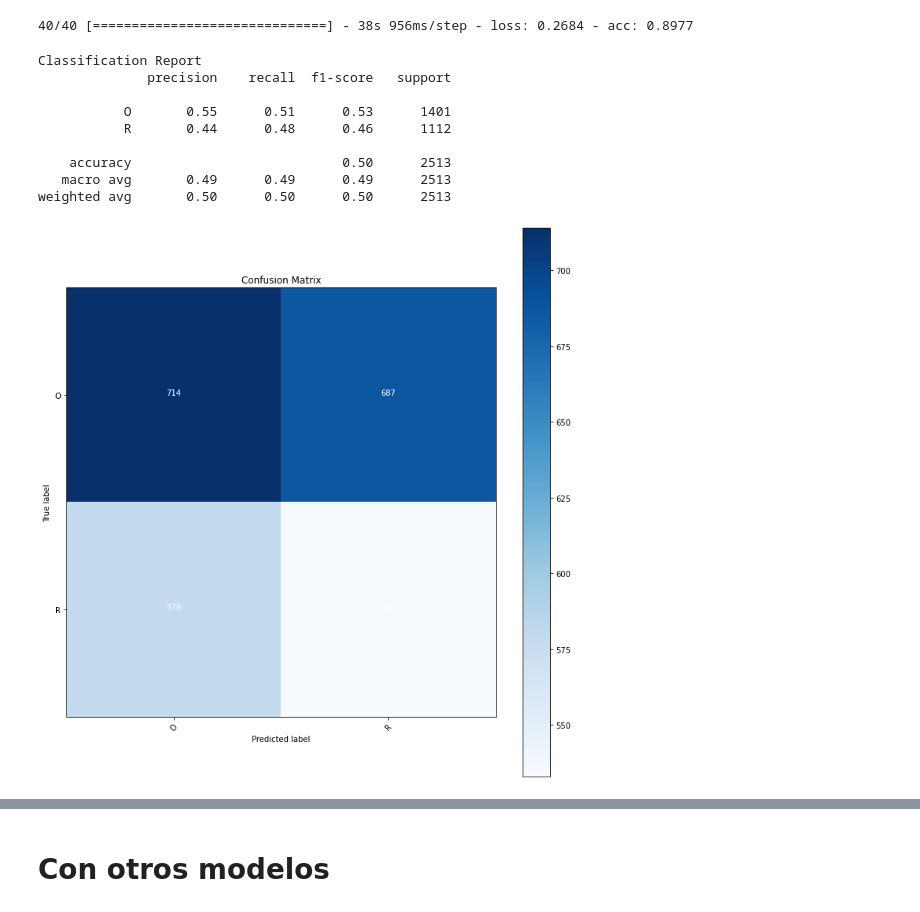
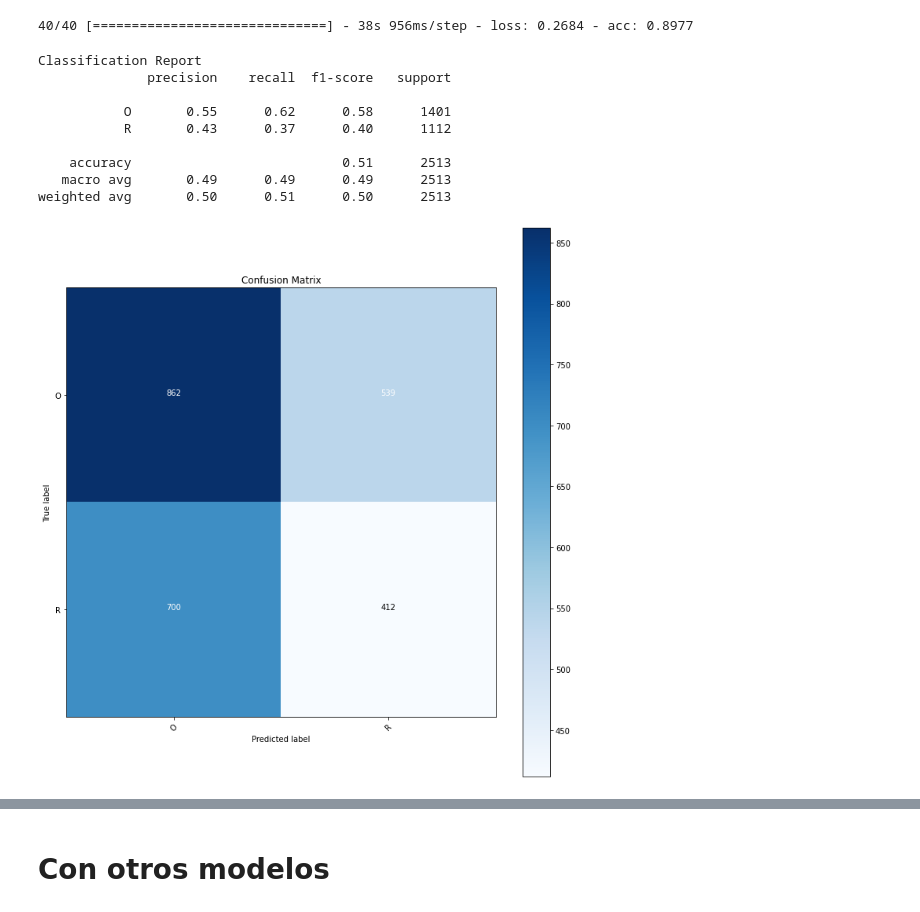
Before and after one commit to clondonop/IA_TP4, a Jupyter notebook: Final_O_R_Modelo_TP4.ipynb, the cells around one changed output, grey strips where cells are left out. Drawn from its saved outputs; the diff is of its cells as text; code cells hidden in the pictures.

```diff
--- a/Final_O_R_Modelo_TP4.ipynb
+++ b/Final_O_R_Modelo_TP4.ipynb
@@ -249,32 +249,34 @@ ax[1].legend()
 plt.show()
 # %% [output]
 [figure]
+# %%
+model= tf.keras.models.load_model('/content/drive/MyDrive/Inteligencia Artificial/Trabajo 4/ModeloNuevoSP.h5',)
 # %%
 test_loss, test_acc=model.evaluate(test_generator)
 # %% [output]
 40/40 [==============================] - 38s 956ms/step - loss: 0.2684 - acc: 0.8977
 # %%
-Y_pred = model.predict(test_generator)
+Y_predO = model.predict(test_generator)
 # %%
-y_pred =[(0 if element<0.1 else 1) for element in Y_pred]
+y_predO =[(0 if element<0.5 else 1) for element in Y_predO]
 target_names = classes
 
 # Confusion Matrix
-cm = confusion_matrix(test_generator.classes, y_pred)
+cm = confusion_matrix(test_generator.classes, y_predO)
 
 plot_confusion_matrix(cm, target_names, normalize=False, title='Confusion Matrix')
 
 # Classification Report
 print('Classification Report')
-print(classification_report(test_generator.classes, y_pred, target_names=target_names))
+print(classification_report(test_generator.classes, y_predO, target_names=target_names))
 # %% [output]
 Classification Report
               precision    recall  f1-score   support
 
-           O       0.55      0.51      0.53      1401
-           R       0.44      0.48      0.46      1112
+           O       0.55      0.62      0.58      1401
+           R       0.43      0.37      0.40      1112
 
-    accuracy                           0.50      2513
+    accuracy                           0.51      2513
    macro avg       0.49      0.49      0.49      2513
-weighted avg       0.50      0.50      0.50      2513
+weighted avg       0.50      0.51      0.50      2513
-[figure, old version]
+[figure, new version]
```
Also changed, not shown: parts of 6 cells of this notebook.
